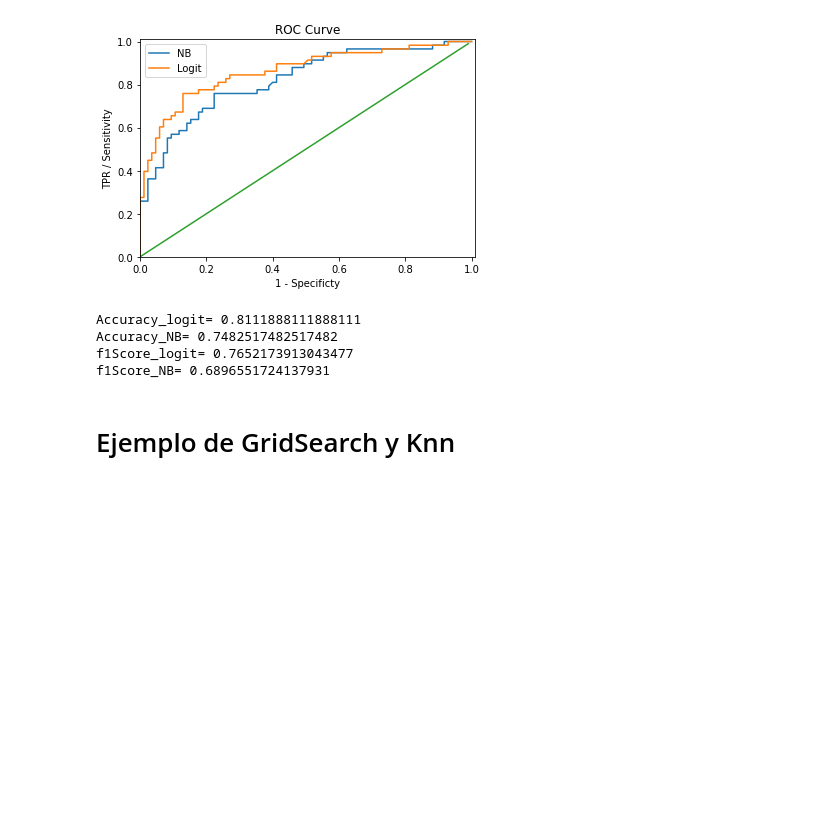
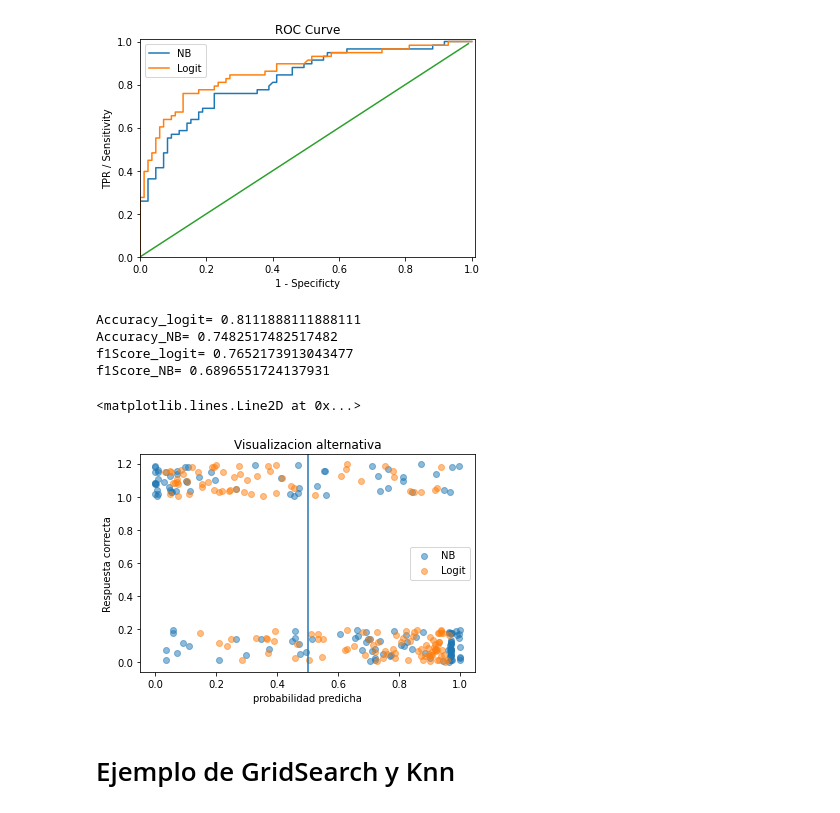
Before and after one commit to IonatanPerez/Curso_DHDS_CN17, a Jupyter notebook: C30/Ejemplo_Titanic.ipynb, the cells around one changed output. Saved outputs shown, nothing was run; the diff lists cells and outputs as text; code cells hidden in the pictures; blank space fills up the shorter version.

```diff
--- a/C30/Ejemplo_Titanic.ipynb
+++ b/C30/Ejemplo_Titanic.ipynb
@@ -225,6 +220,27 @@ Accuracy_logit= 0.8111888111888111
 Accuracy_NB= 0.7482517482517482
 f1Score_logit= 0.7652173913043477
 f1Score_NB= 0.6896551724137931
+# %%
+# Otra forma de verlo
+import random
+
+y_probs_nb # NaiveBayes probability
+y_pred_proba # Logistic probability
+y_test
+y_test_modificado = y_test + [random.random()/5 for _ in range(len(y_test))]
+umbral = 0.5
+
+fig, ax = plt.subplots()
+ax.scatter(y_probs_nb[:,0],y_test_modificado, alpha=0.5)
+ax.scatter(y_pred_proba[:,0],y_test_modificado, alpha=0.5)
+ax.legend(['NB','Logit'])
+plt.xlabel('probabilidad predicha')
+plt.ylabel('Respuesta correcta')
+plt.title('Visualizacion alternativa')
+plt.axvline(x=umbral)
+# %% [output]
+<matplotlib.lines.Line2D at 0x...>
+[figure, added]
 # %% [markdown]
 # Ejemplo de GridSearch y Knn
 # %%
```
Also changed, not shown: parts of 4 cells of this notebook, 2 other files.
